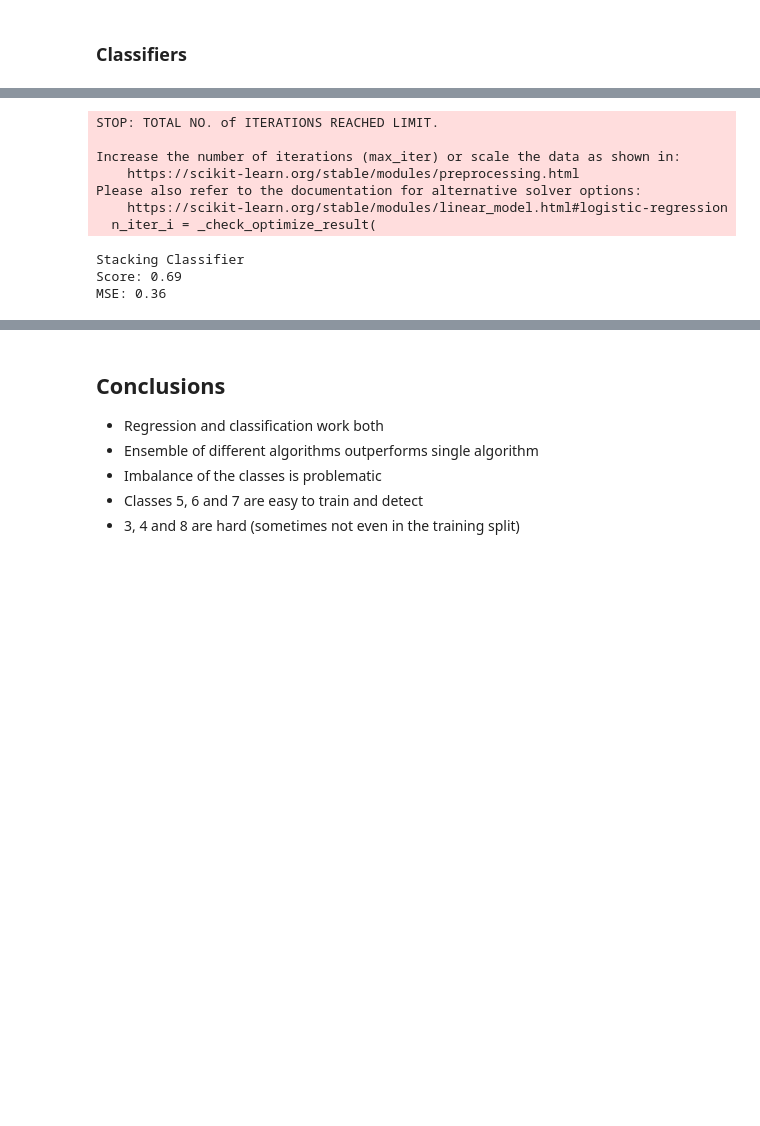
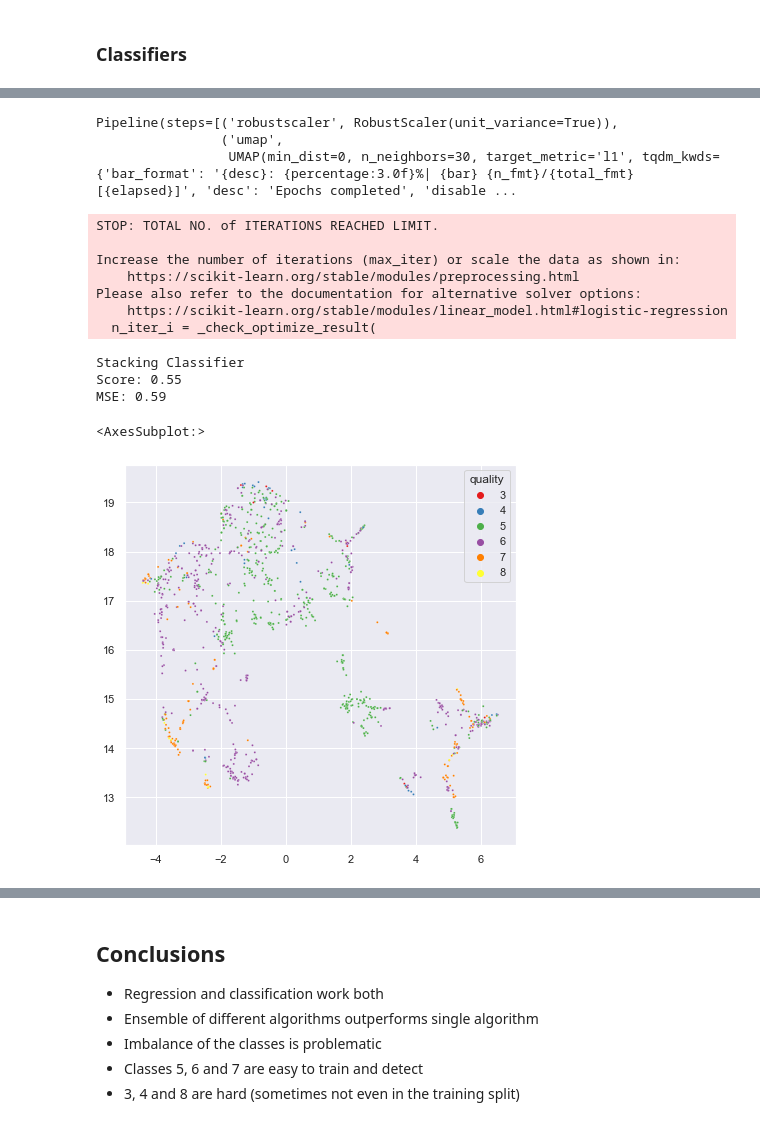
Before and after one commit to SandroMartens/sturdy-bassoon, a Jupyter notebook: Red Wine Quality/analyse.ipynb, the cells around one changed output, grey strips where cells are left out. Cells and saved outputs as stored; diff of their text form; code cells hidden in the pictures; blank space fills up the shorter version.

```diff
--- a/Red Wine Quality/analyse.ipynb
+++ b/Red Wine Quality/analyse.ipynb
@@ -225,6 +226,30 @@ MSE: 0.39
 Estimator: SVC
 Score: 0.58
 MSE: 0.52
+# %%
+reducer = UMAP(
+    n_neighbors=30,
+    n_components=2,
+    min_dist=0,
+    # metric="correlation",
+    unique=True,
+    target_metric="l1",
+    target_weight=0.5
+)
+
+pipe_umap = make_pipeline(
+    scaler,
+    reducer
+)
+
+pipe_umap.fit(
+    X=X_train,
+    y=y_train
+    )
+# %% [output]
+Pipeline(steps=[('robustscaler', RobustScaler(unit_variance=True)),
+                ('umap',
+                 UMAP(min_dist=0, n_neighbors=30, target_metric='l1', tqdm_kwds={'bar_format': '{desc}: {percentage:3.0f}%| {bar} {n_fmt}/{total_fmt} [{elapsed}]', 'desc': 'Epochs completed', 'disable ...
 # %%
 class_comp = StackingClassifier(
     estimators=estimators,
@@ -234,8 +259,9 @@ class_comp = StackingClassifier(
 )
 
 pipeline = make_pipeline(
-    scaler, class_comp,
-    verbose=False,
+    scaler,
+    reducer,
+    class_comp,
 )
 
 pipeline.fit(X=X_train, y=y_train)
@@ -253,5 +279,5 @@ Please also refer to the documentation for alternative solver options:
     https://scikit-learn.org/stable/modules/linear_model.html#logistic-regression
   n_iter_i = _check_optimize_result(
 Stacking Classifier
-Score: 0.69
-MSE: 0.36
+Score: 0.55
+MSE: 0.59
@@ -257,0 +287,13 @@ MSE: 0.36
+# %%
+plt.figure(figsize=(7,7))
+
+sns.scatterplot(
+    x=pipeline["umap"].embedding_[:,0],
+    y=pipeline["umap"].embedding_[:,1],
+    hue=y_train,
+    palette="Set1",
+    s=4
+)
+# %% [output]
+<AxesSubplot:>
+[figure, added]
```
Also changed, not shown: parts of 10 cells of this notebook, 3 other files.
